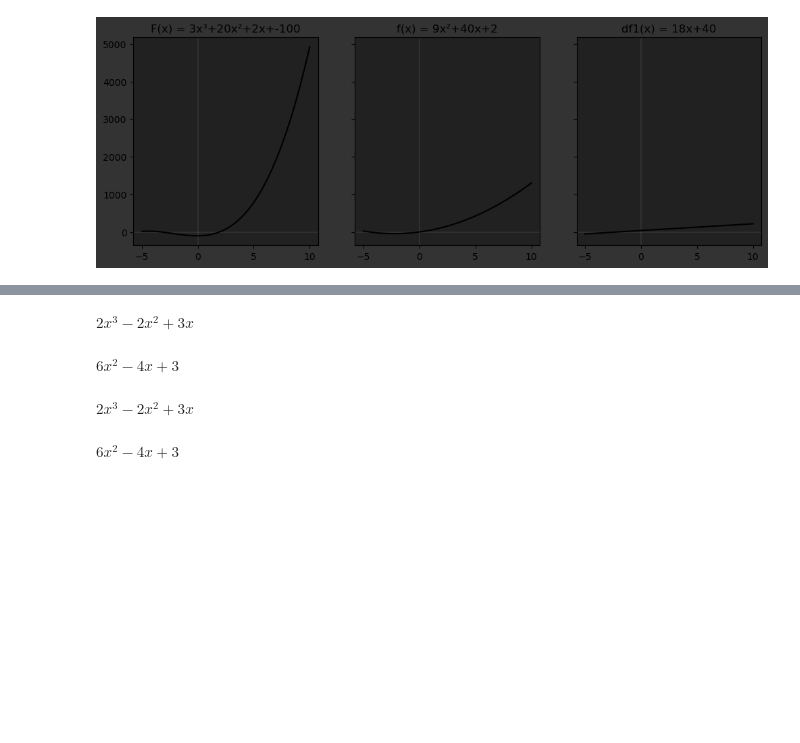
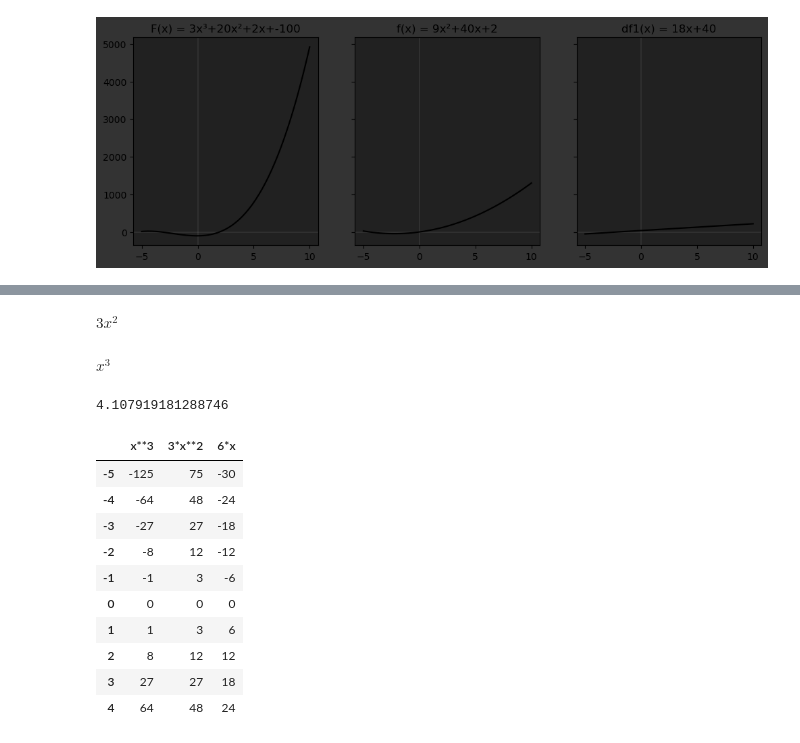
Before and after one commit to agentzero001/jupyter, a Jupyter notebook: Maths topics/Calculus/Untitled.ipynb, the cells around one changed output, grey strips where cells are left out. Cells and saved outputs as stored; diff of their text form; code cells hidden in the pictures; blank space fills up the shorter version.

```diff
--- a/Maths topics/Calculus/Untitled.ipynb
+++ b/Maths topics/Calculus/Untitled.ipynb
@@ -123,21 +139,30 @@ class Calculus:
         plt.grid()
         plt.show()
 # %%
-my_function = Calculus([0,3,-2,2])
-my_function.show_func()
+f_ = Calculus([0,0,3])
+f_.show_func()
 # %% [output]
-$\displaystyle 2 x^{3} - 2 x^{2} + 3 x$
+$\displaystyle 3 x^{2}$
-# %%
-new_func = my_function.derivative(True)
-new_func.show_func()
-# %% [output]
-$\displaystyle 6 x^{2} - 4 x + 3$
-# %%
-A = new_func.integrate(True)
-A.show_func()
-# %% [output]
-$\displaystyle 2 x^{3} - 2 x^{2} + 3 x$
+# %%
+f_.integrate()
+# %% [output]
+$\displaystyle x^{3}$
 # %%
-A.derivative()
+valuetable = f_.value_table(-2,2,0.5)
+valuetable.std()
 # %% [output]
-$\displaystyle 6 x^{2} - 4 x + 3$
+4.107919181288746
+# %%
+f_.value_table2()
+# %% [output]
+|  | x**3 | 3*x**2 | 6*x |
+| -5 | -125 | 75 | -30 |
+| -4 | -64 | 48 | -24 |
+| -3 | -27 | 27 | -18 |
+| -2 | -8 | 12 | -12 |
+| -1 | -1 | 3 | -6 |
+| 0 | 0 | 0 | 0 |
+| 1 | 1 | 3 | 6 |
+| 2 | 8 | 12 | 12 |
+| 3 | 27 | 27 | 18 |
+| 4 | 64 | 48 | 24 |
```
Also changed, not shown: parts of 7 cells of this notebook.
